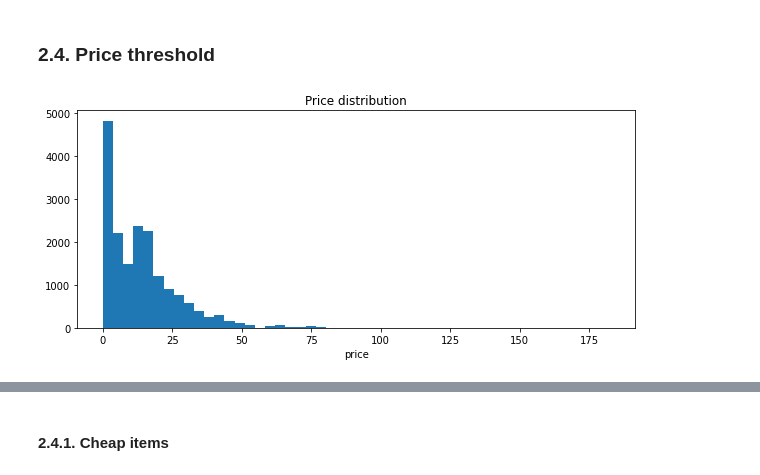
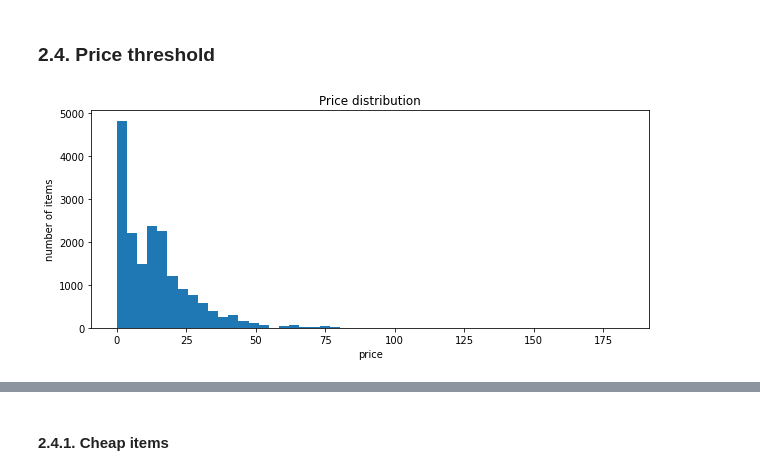
Before and after one commit to Yanina-Kutovaya/RecSys-amazon, a Jupyter notebook: notebooks/01_Build_dataset_EDA.ipynb, the cells around one changed output, grey strips where cells are left out. Saved outputs shown, nothing was run; the diff lists cells and outputs as text; code cells hidden in the pictures.

```diff
--- a/notebooks/01_Build_dataset_EDA.ipynb
+++ b/notebooks/01_Build_dataset_EDA.ipynb
@@ -221,7 +231,8 @@ data = data.merge(items[['item_id', 'price']], on='item_id')
 # %%
 plt.figure(figsize=(10, 4))
 plt.title('Price distribution')
 plt.xlabel('price')
+plt.ylabel('number of items')
 plt.hist(data['price'].values, bins=50);
 # %% [output]
-[figure, old version]
+[figure, new version]
```
Also changed, not shown: parts of 17 cells of this notebook.
